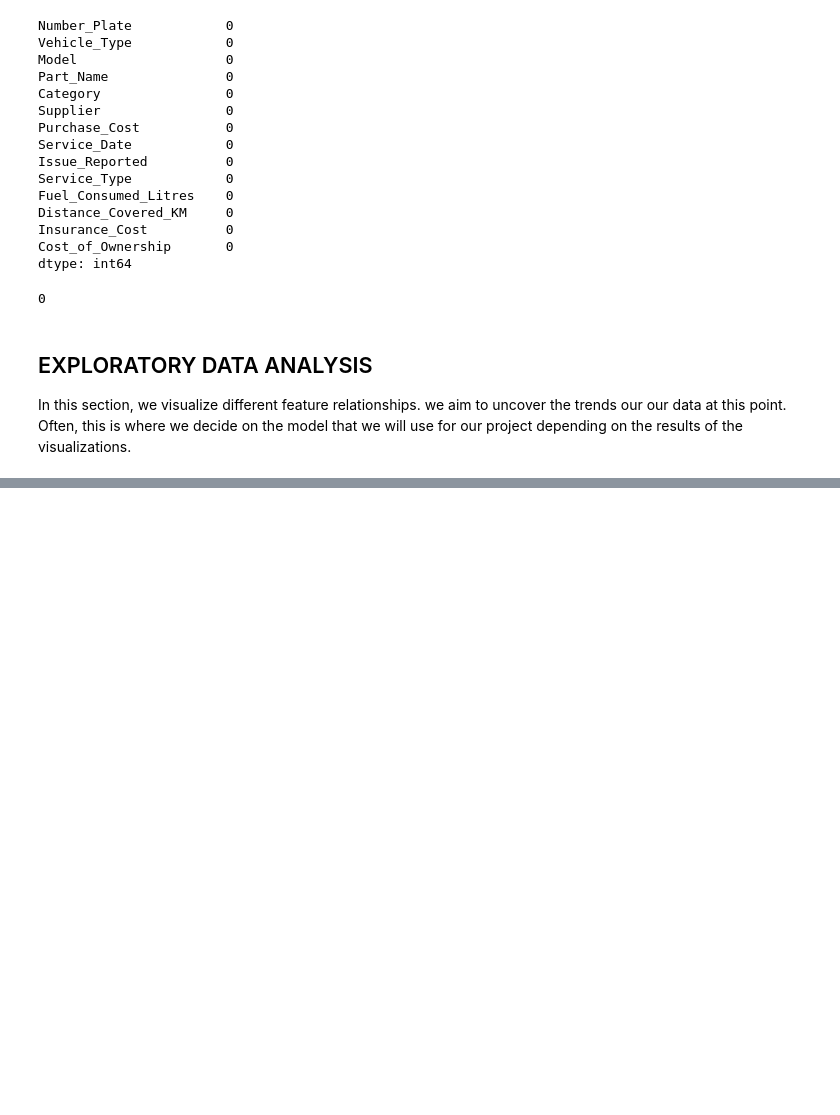
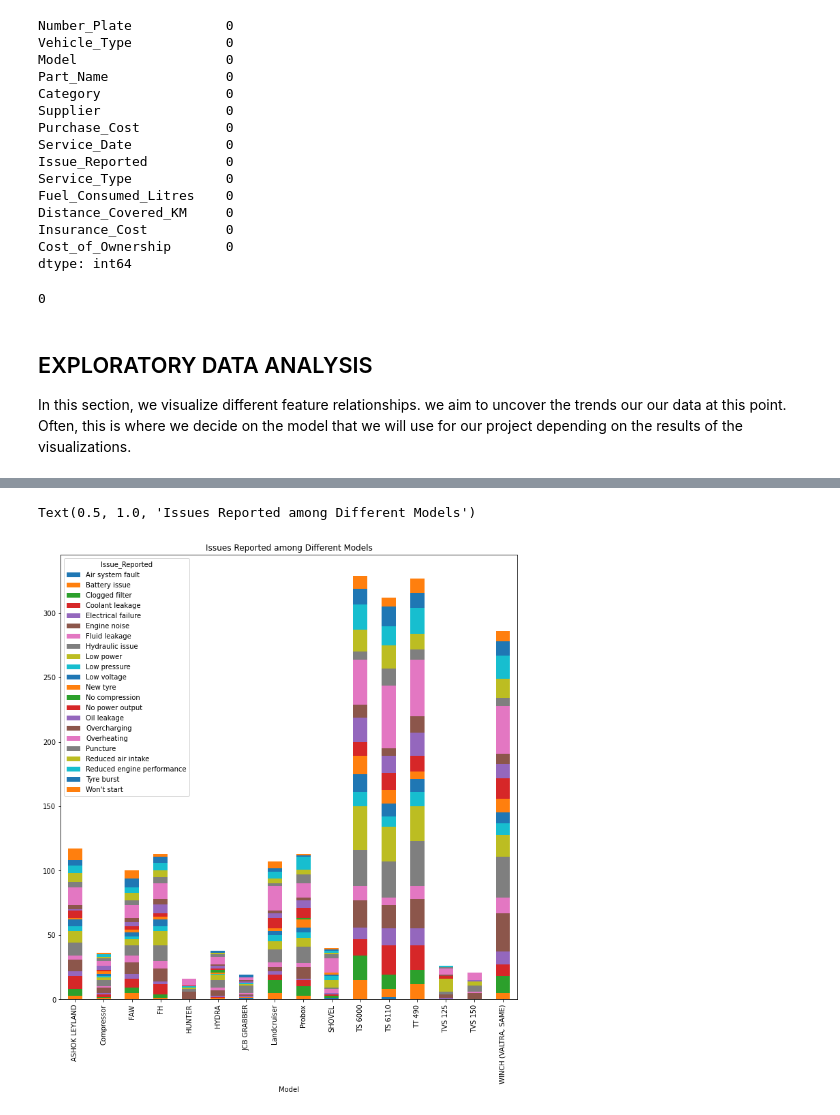
Before and after one commit to Masinde10/Fleet_operations_1, a Jupyter notebook: Fleet_operations_1.ipynb, the cells around one changed output, grey strips where cells are left out. Drawn from its saved outputs; the diff is of its cells as text; code cells hidden in the pictures; blank space fills up the shorter version.

```diff
--- a/Fleet_operations_1.ipynb
+++ b/Fleet_operations_1.ipynb
@@ -116,0 +138,14 @@ In this section, we visualize different feature relationships. we aim to uncover
+# %%
+# Convert the date column to date
+df['Service_Date']= pd.to_datetime(df['Service_Date'], errors='coerce')
+#Extract months from the date
+df['Month']=df['Service_Date'].dt.strftime('%B')
+# %%
+# Group Model with issue reported
+crossplot = pd.crosstab(df['Model'], df['Issue_Reported'])
+# Plot the visualization for the same
+crossplot.plot(kind='bar', stacked=True, figsize=(12,12))
+plt.title("Issues Reported among Different Models")
+# %% [output]
+Text(0.5, 1.0, 'Issues Reported among Different Models')
+[figure, added]
```
Also changed, not shown: parts of 8 cells of this notebook.
